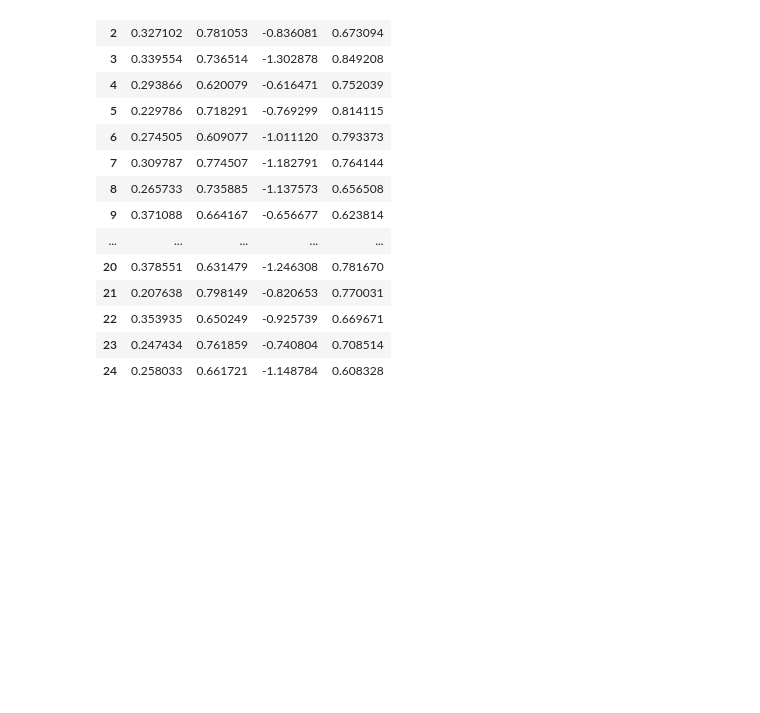
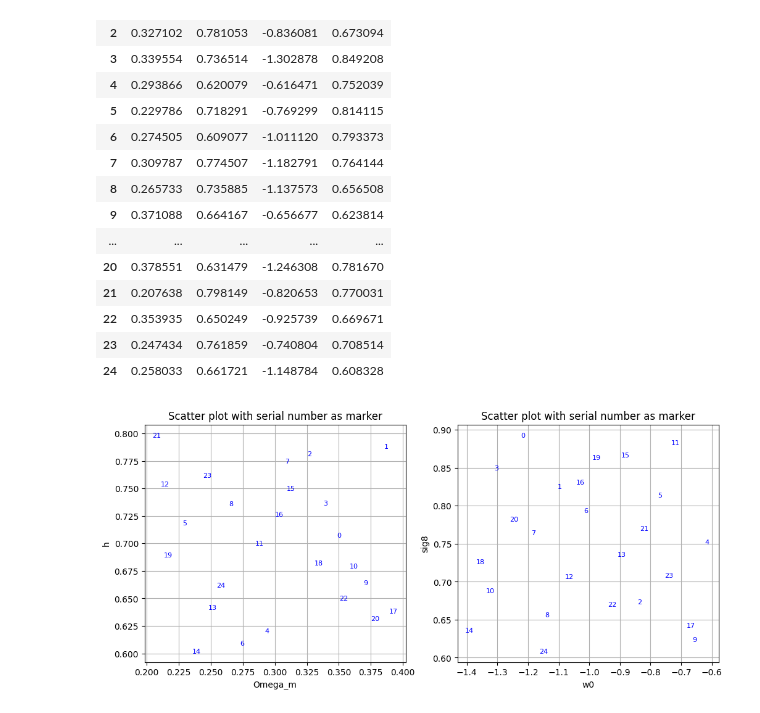
Before and after one commit to vilasinits/LDT_2cell_l1_norm, a Jupyter notebook: LDT_2cell_cosmoslics copy.ipynb, the cells around one changed output. Cells and saved outputs as stored; diff of their text form; code cells hidden in the pictures; blank space fills up the shorter version.

```diff
--- a/LDT_2cell_cosmoslics copy.ipynb
+++ b/LDT_2cell_cosmoslics copy.ipynb
@@ -64,6 +64,45 @@ lh_df
 | 22 | 0.353935 | 0.650249 | -0.925739 | 0.669671 |
 | 23 | 0.247434 | 0.761859 | -0.740804 | 0.708514 |
 | 24 | 0.258033 | 0.661721 | -1.148784 | 0.608328 |
+# %%
+plt.figure(figsize=(12, 5))
+
+plt.subplot(1,2,1)
+# Plot empty or invisible scatter just to define the plot area
+plt.scatter(lh_df["Om"], lh_df["h"], color='white')  # optional background points
+
+# Annotate with serial numbers as "markers"
+for i, row in lh_df.iterrows():
+    # if i==9 or i==14 or i==18:
+    #     color='red'
+    # else:
+    color='blue'
+    plt.text(row["Om"], row["h"], str(i), fontsize=8, color=color, ha='center', va='center')
+
+plt.xlabel("Omega_m")
+plt.ylabel("h")
+plt.title("Scatter plot with serial number as marker")
+plt.grid(True)
+
+plt.subplot(1,2,2)
+# Plot empty or invisible scatter just to define the plot area
+plt.scatter(lh_df["w0"], lh_df["sig8"], color='white')  # optional background points
+
+# Annotate with serial numbers as "markers"
+for i, row in lh_df.iterrows():
+    # if i==9 or i==14 or i==18:
+    #     color='red'
+    # else:
+    color='blue'
+    plt.text(row["w0"], row["sig8"], str(i), fontsize=8, color=color, ha='center', va='center')
+
+plt.xlabel("w0")
+plt.ylabel("sig8")
+plt.title("Scatter plot with serial number as marker")
+plt.grid(True)
+plt.show()
+# %% [output]
+[figure, added]
 # %%
 theta1_arcmin = 15.0  # Use a descriptive name
 R_pixels = int(theta1_arcmin / 0.5) #0.5 arcmin/pixel resolution
```
Also changed, not shown: parts of 5 cells of this notebook, 12 other files.
